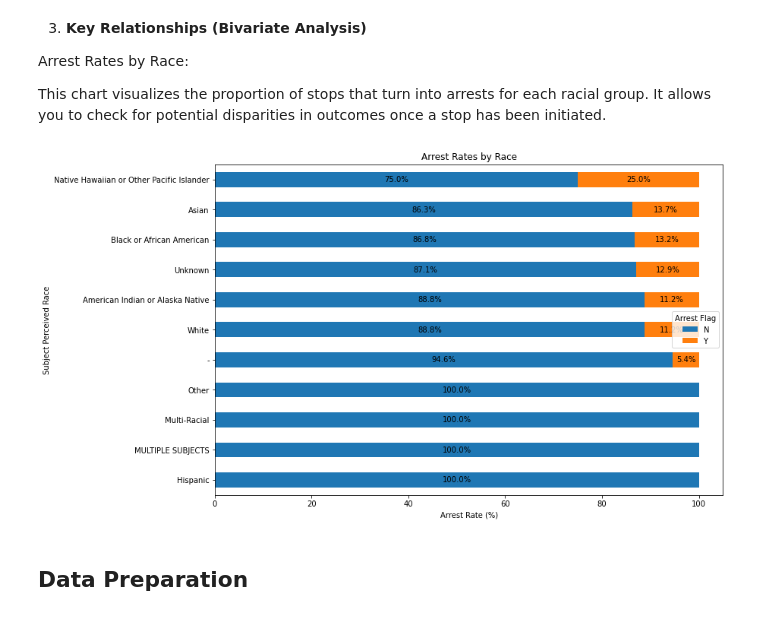
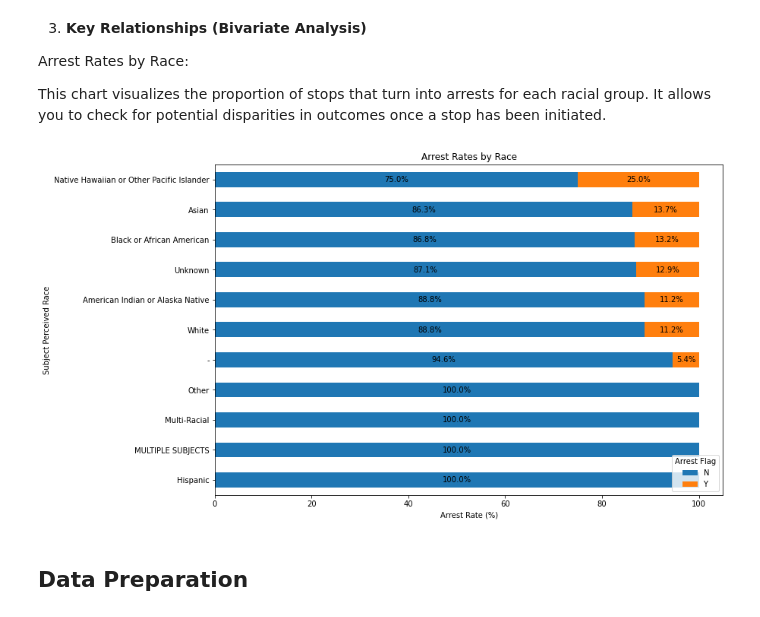
Before and after one commit to BC-254/analyzing-reasonable-suspicion, a Jupyter notebook: index.ipynb, the cells around one changed output. Drawn from its saved outputs; the diff is of its cells as text; code cells hidden in the pictures.

```diff
--- a/index.ipynb
+++ b/index.ipynb
@@ -133,26 +128,26 @@ This chart visualizes the proportion of stops that turn into arrests for each ra
 # %%
 # A bar chart showing the Arrest rates by Race
 race_arrest = pd.crosstab(df_raw['Subject Perceived Race'], df_raw['Arrest Flag'], normalize='index') * 100
 
 # Sorting the indexes for better visualization
 if 'Y' in race_arrest.columns:
     race_arrest = race_arrest.sort_values(by='Y', ascending=True)
 
 plot = race_arrest.plot(kind='barh', figsize=(12, 8), stacked=True)
 plt.title('Arrest Rates by Race')
 plt.ylabel('Subject Perceived Race')
 plt.xlabel('Arrest Rate (%)')
-plt.legend(title='Arrest Flag', loc='center right')
+plt.legend(title='Arrest Flag', loc='lower right')
 
 # Adding percentages to the bar chart
 for bar in plot.patches:
     width = bar.get_width()
     if width > 5:  # Only show label if segment is large enough
         plt.text(bar.get_x() + width/2, bar.get_y() + bar.get_height()/2,
                 f'{width:.1f}%', ha='center', va='center')
 plt.show()
 # %% [output]
-[figure, old version]
+[figure, new version]
 # %% [markdown]
 ## **Data Preparation**
 # %% [markdown]
```
Also changed, not shown: parts of 18 cells of this notebook, 1 other file.
